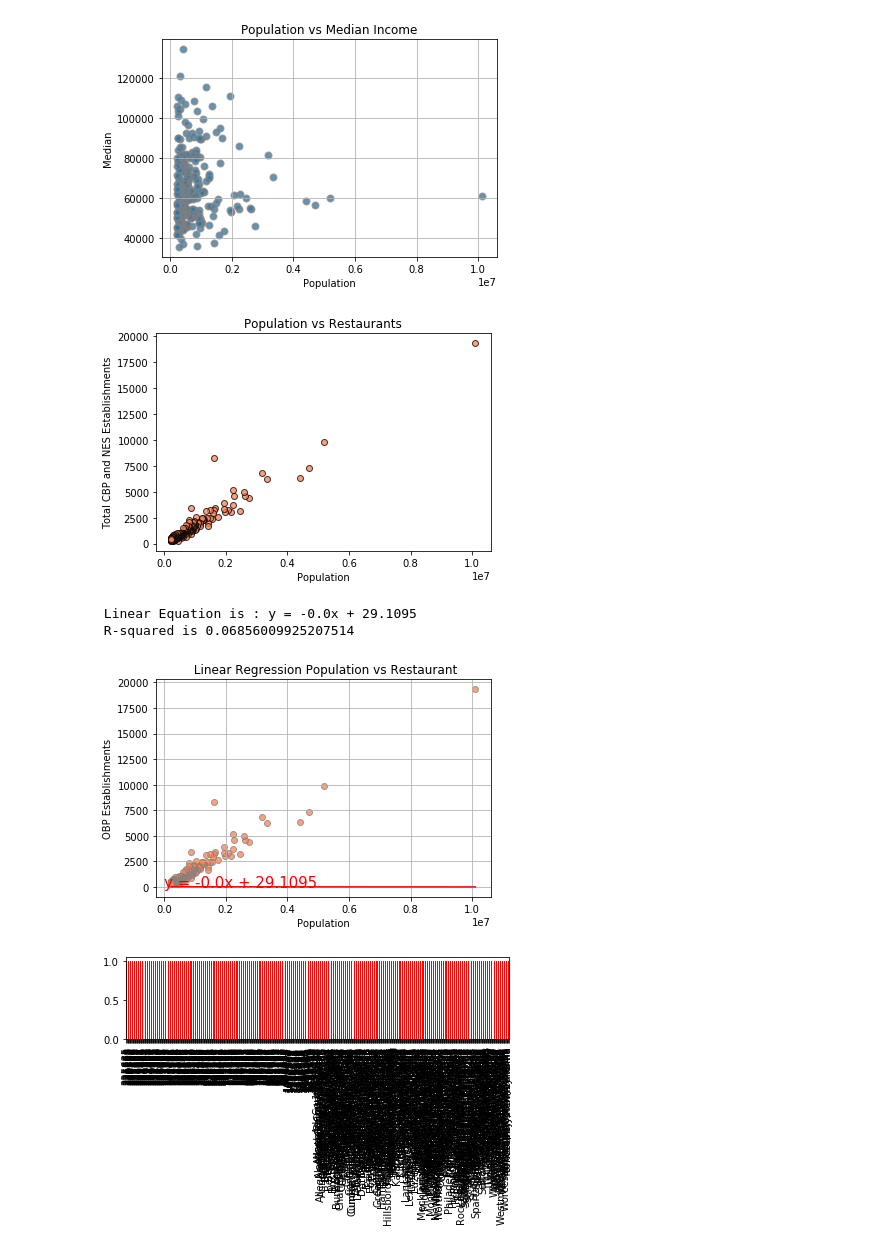
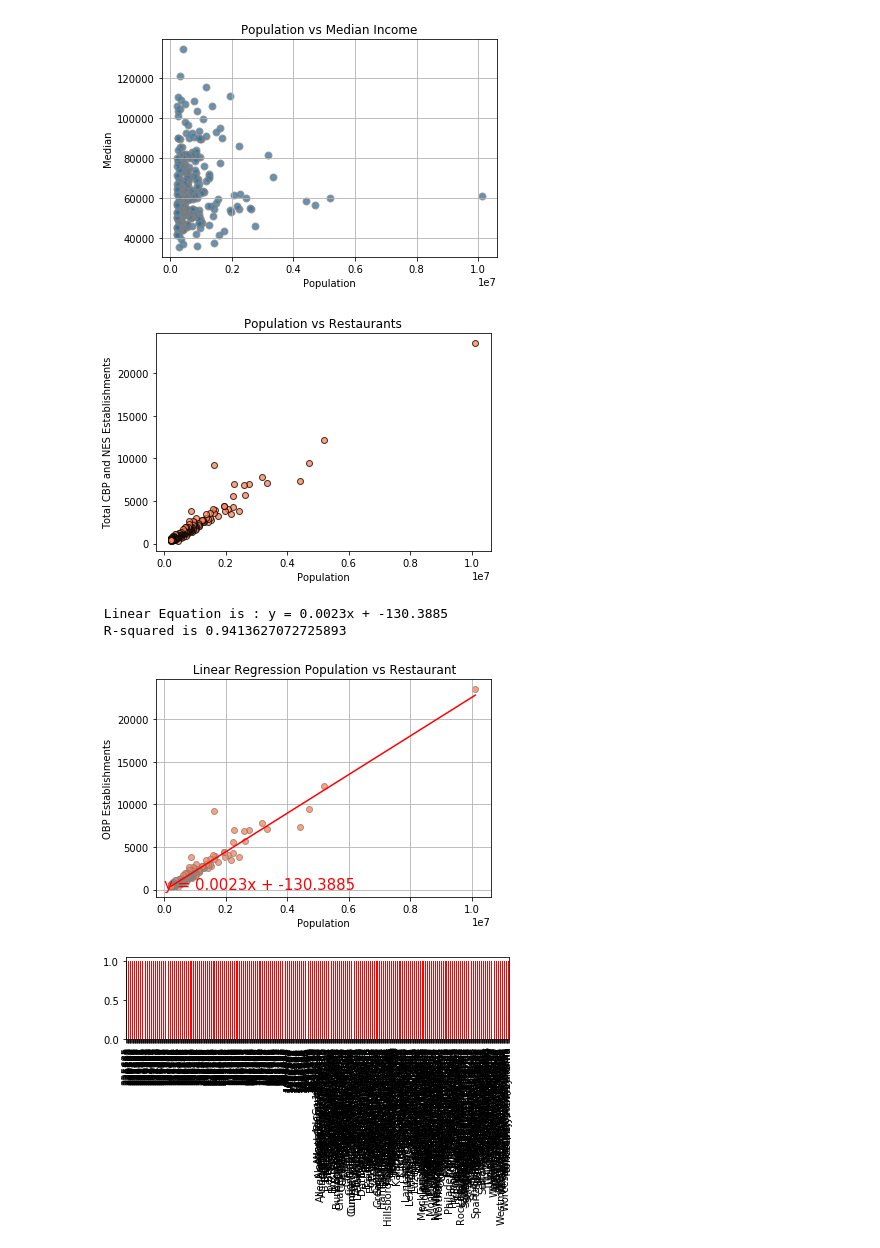
Before and after one commit to liliana-ilut/The-Mockingbirds, a Jupyter notebook: Clean Data/Graphs.ipynb, the cells around one changed output. Cells and saved outputs as stored; diff of their text form; code cells hidden in the pictures.

```diff
--- a/Clean Data/Graphs.ipynb
+++ b/Clean Data/Graphs.ipynb
@@ -171,7 +171,7 @@ plt.show()
 # %%
 # the x and y values (x=population, y= obesity)
 pop = combined_df ["Population"]
-rest = combined_df["CBP Establishments"]
+rest = combined_df["Total CBP and NES Establishments"]
 
 #create the scatter plt, modify colors, grid and create labels for axis and title
 plt.scatter(pop, rest,color="coral", edgecolors="black", alpha=0.75)
@@ -184,38 +184,38 @@ plt.title("Population vs Restaurants")
 # plt.savefig("Figures/Plot_Lat_vs_Temp.png")
 plt.show()
 # %% [output]
-[figure, old version]
+[figure, new version]
 # %%
 # the x and y values (x=population, y= obesity)
 pop = combined_df ["Population"]
-rest = combined_df["CBP Establishments"]
+rest = combined_df["Total CBP and NES Establishments"]
 
 #create the linear regression equation
-(slope, intercept, rvalue, pvalue, stderr) = linregress(pop, ob)
+(slope, intercept, rvalue, pvalue, stderr) = linregress(pop, rest)
 regress_values = pop * slope + intercept
 line_eq = "y = " + str(round(slope,4)) + "x + " + str(round(intercept,4))
 
 plt.scatter(pop, rest,color="coral", edgecolors="grey", alpha=0.75)
 plt.plot(pop,regress_values,"r-")
 plt.annotate(line_eq,(1,10), fontsize = 15, color = "red")
 
 #create the scatter plt, modify colors, grid and create labels for axis and title
 
 plt.xlabel("Population")
 plt.ylabel("OBP Establishments")
 plt.title(" Linear Regression Population vs Restaurant")
 plt.grid()
 
 print(f" Linear Equation is : {line_eq}")
 print(f" R-squared is {rvalue**2}")
 
 #save figure as .png file in Figures folder and show the figure on the script
 # plt.savefig("Figures/Plot_Lat_vs_Temp.png")
 plt.show()
 # %% [output]
- Linear Equation is : y = -0.0x + 29.1095
- R-squared is 0.06856009925207514
+ Linear Equation is : y = 0.0023x + -130.3885
+ R-squared is 0.9413627072725893
-[figure, old version]
+[figure, new version]
 # %%
 location_data = combined_df["Location"].value_counts()
 population_data = combined_df["Population"].value_counts()
```
Also changed, not shown: 2 other files.
